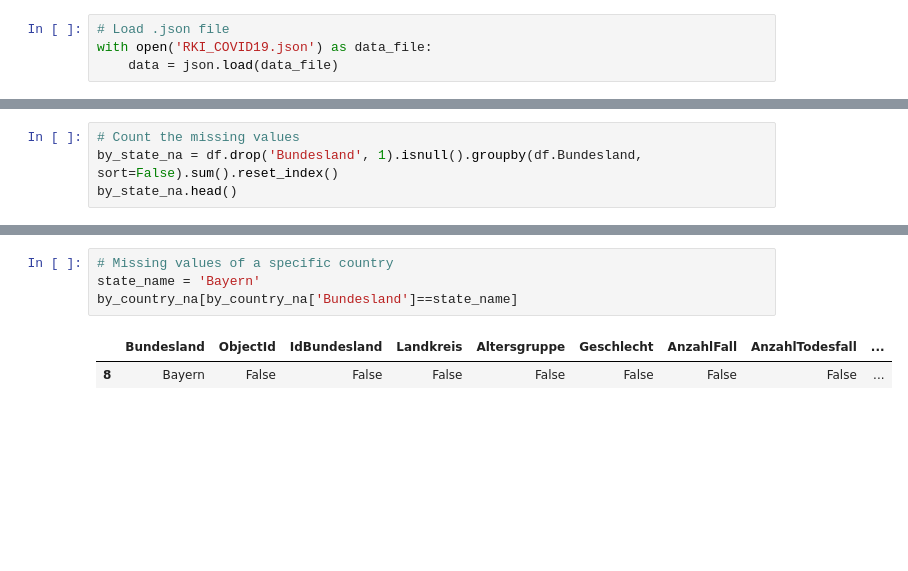
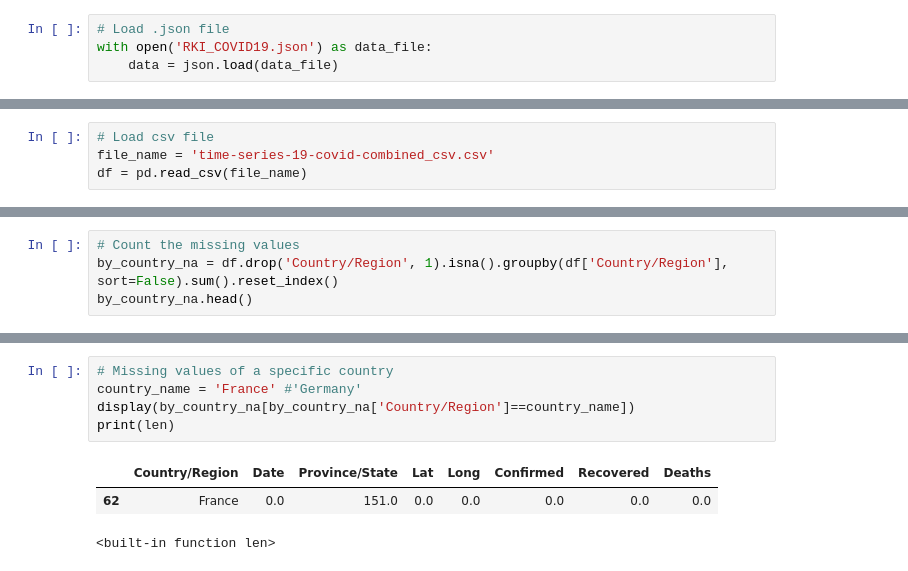
Before and after one commit to Yaccoub/Co-Tour, a Jupyter notebook: notebooks/COVID19_Explorative_Analysis.ipynb, the cells around one changed output, grey strips where cells are left out. Drawn from its saved outputs; the diff is of its cells as text; blank space fills up the shorter version.

```diff
--- a/notebooks/COVID19_Explorative_Analysis.ipynb
+++ b/notebooks/COVID19_Explorative_Analysis.ipynb
@@ -213,0 +600,4 @@ df.head()
+# %%
+# Load csv file
+file_name = 'time-series-19-covid-combined_csv.csv'
+df = pd.read_csv(file_name)
@@ -242,5 +642,5 @@ Name: Bundesland, dtype: int64
 # %%
 # Count the missing values
-by_state_na = df.drop('Bundesland', 1).isnull().groupby(df.Bundesland, sort=False).sum().reset_index()
-by_state_na.head()
+by_country_na = df.drop('Country/Region', 1).isna().groupby(df['Country/Region'], sort=False).sum().reset_index()
+by_country_na.head()
 # %% [output]
@@ -253,7 +653,9 @@ by_state_na.head()
 # %%
 # Missing values of a specific country
-state_name = 'Bayern'
-by_country_na[by_country_na['Bundesland']==state_name]
+country_name = 'France' #'Germany'
+display(by_country_na[by_country_na['Country/Region']==country_name])
+print(len)
 # %% [output]
-|  | Bundesland | ObjectId | IdBundesland | Landkreis | Altersgruppe | Geschlecht | AnzahlFall | AnzahlTodesfall | ... |
-| 8 | Bayern | False | False | False | False | False | False | False | ... |
+|  | Country/Region | Date | Province/State | Lat | Long | Confirmed | Recovered | Deaths |
+| 62 | France | 0.0 | 151.0 | 0.0 | 0.0 | 0.0 | 0.0 | 0.0 |
+<built-in function len>
```
Also changed, not shown: parts of 89 cells of this notebook.
